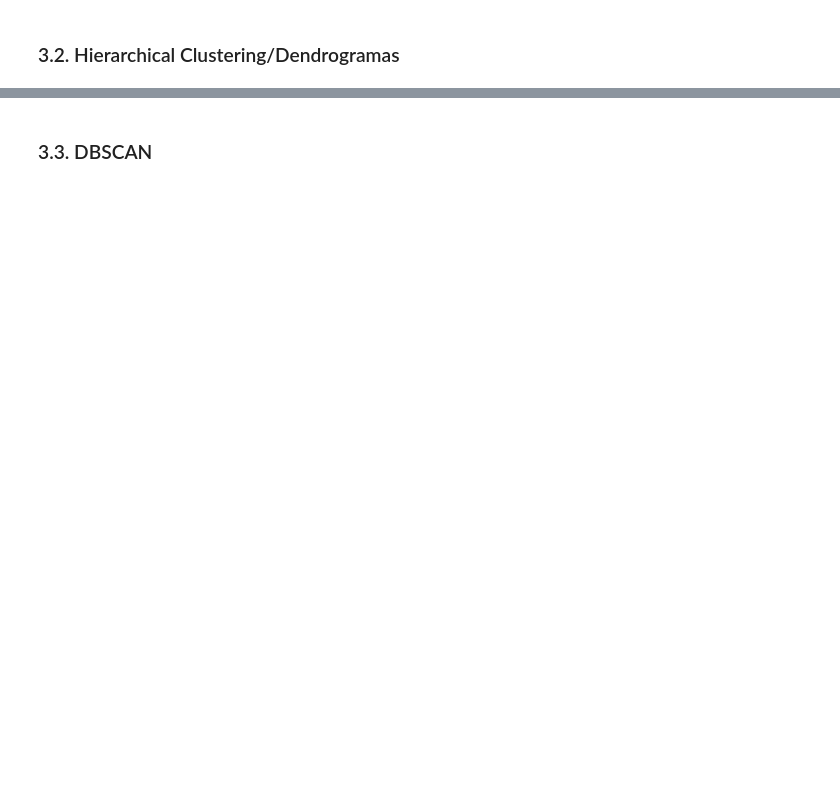
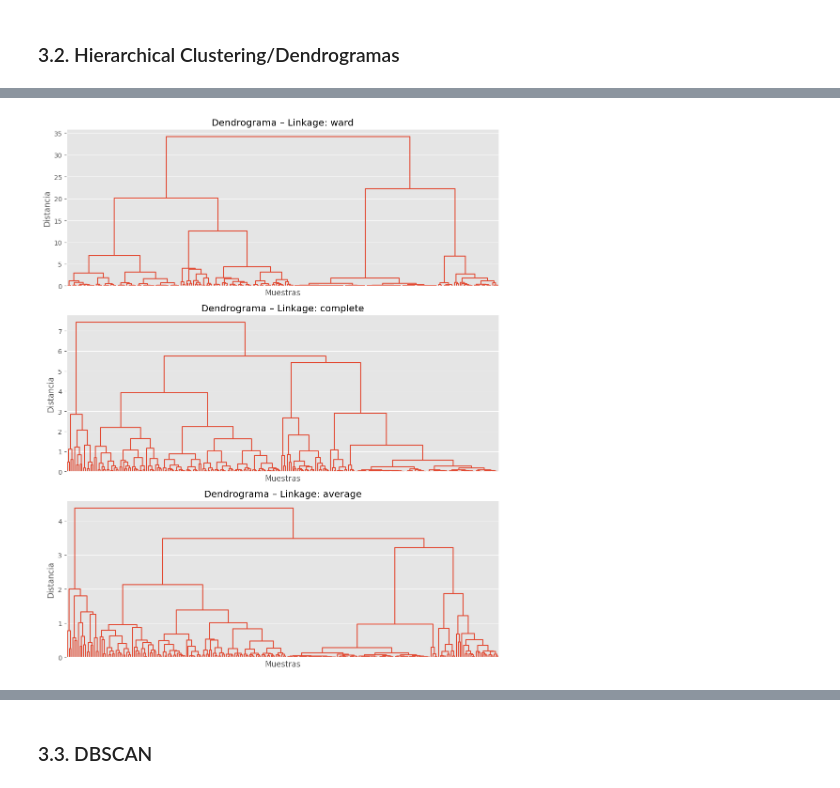
Before and after one commit to 100522155/Aprendizaje-Automatico-pr2, a Jupyter notebook: analisis.ipynb, the cells around one changed output, grey strips where cells are left out. Cells and saved outputs as stored; diff of their text form; code cells hidden in the pictures; blank space fills up the shorter version.

```diff
--- a/analisis.ipynb
+++ b/analisis.ipynb
@@ -246,0 +338,41 @@ A continuación aplicaremos los tres algoritmos de clustering que nos han explic
+# %%
+def plot_dendrogram(model, **kwargs):
+    """Extrae info de AgglomerativeClustering y representa el dendrograma."""
+    counts = np.zeros(model.children_.shape[0])
+    n_samples = len(model.labels_)
+    for i, merge in enumerate(model.children_):
+        current_count = 0
+        for child_idx in merge:
+            if child_idx < n_samples:
+                current_count += 1
+            else:
+                current_count += counts[child_idx - n_samples]
+        counts[i] = current_count
+    linkage_matrix = np.column_stack([model.children_, model.distances_, counts]).astype(float)
+    dendrogram(linkage_matrix, **kwargs)
+# %%
+# Comparación de linkages
+# Comparamos diferentes criterios de enlace (linkage) para ver cuál preserva mejor
+# la estructura espacial de las componentes principales.
+
+linkages = ['ward', 'complete', 'average']
+fig, axs = plt.subplots(3, 1, figsize=(10, 12))
+
+for ax, link in zip(axs, linkages):
+    metric = 'euclidean'
+    m = AgglomerativeClustering(
+        linkage=link,
+        metric=metric if link != 'ward' else 'euclidean',
+        distance_threshold=0,
+        n_clusters=None
+    )
+    m.fit(X_pca)
+    plot_dendrogram(m, color_threshold=0, ax=ax, no_labels=True)
+    ax.set_title(f'Dendrograma – Linkage: {link}')
+    ax.set_xlabel('Muestras')
+    ax.set_ylabel('Distancia')
+
+plt.tight_layout()
+plt.show()
+# %% [output]
+[figure, added]
```
Also changed, not shown: parts of 23 cells of this notebook.
